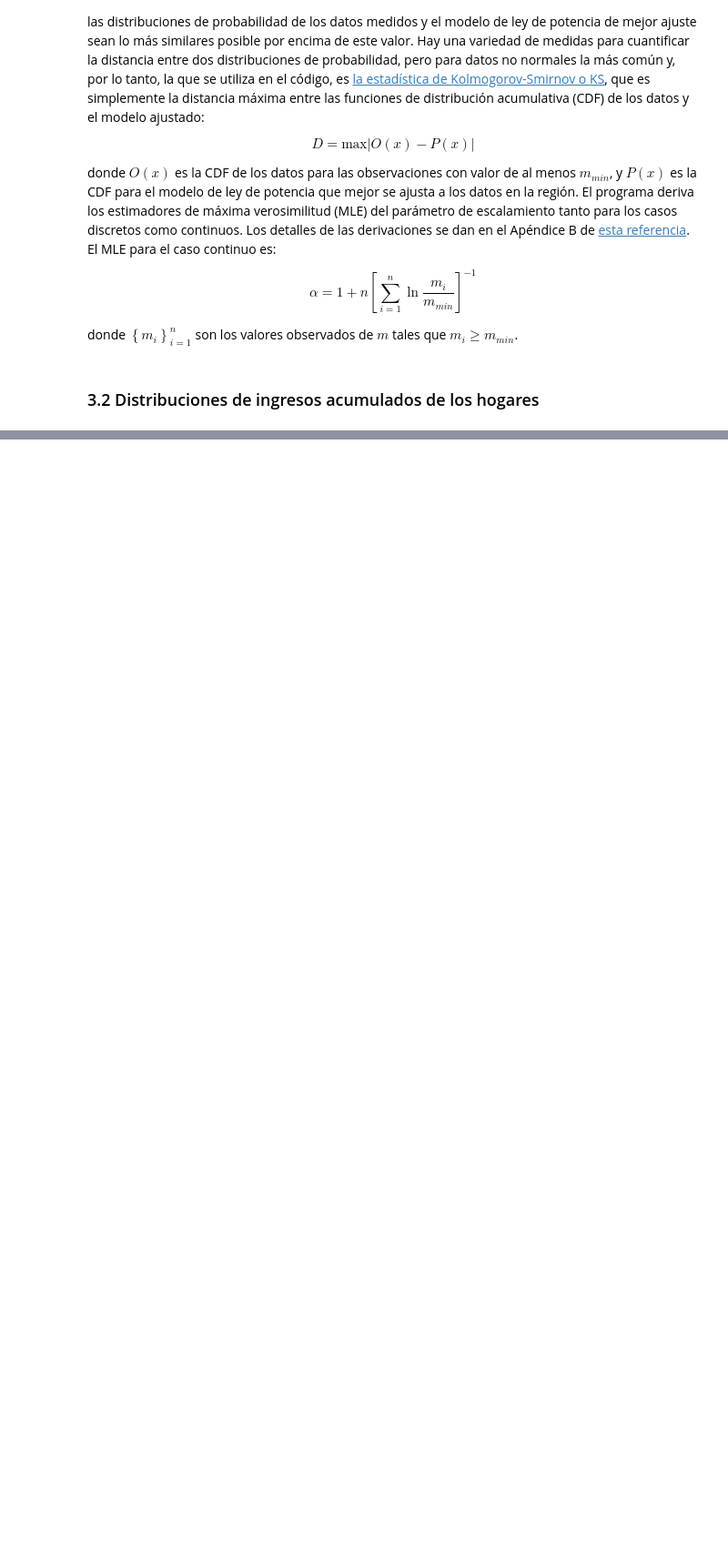
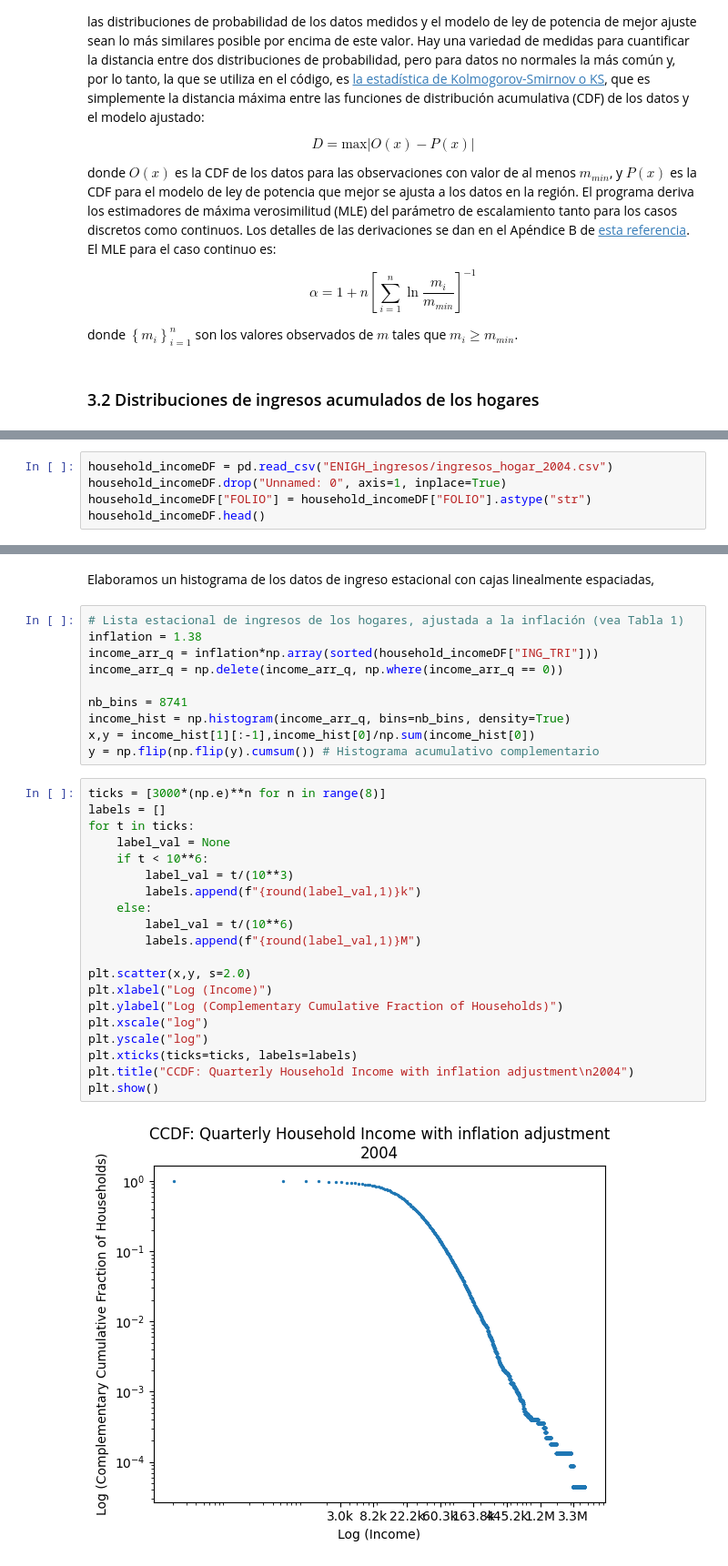
Before and after one commit to MJLRoad/Modelado_RAE, a Jupyter notebook: Simulaciones_02.ipynb, the cells around one changed output, grey strips where cells are left out. Shown at 91% size. Cells and saved outputs as stored; diff of their text form; blank space fills up the shorter version.

```diff
--- a/Simulaciones_02.ipynb
+++ b/Simulaciones_02.ipynb
@@ -271,0 +419,5 @@ donde $\left\{ m_{i} \right\}_{i=1}^{n} $ son los valores observados de $m$ tale
+# %%
+household_incomeDF = pd.read_csv("ENIGH_ingresos/ingresos_hogar_2004.csv")
+household_incomeDF.drop("Unnamed: 0", axis=1, inplace=True)
+household_incomeDF["FOLIO"] = household_incomeDF["FOLIO"].astype("str")
+household_incomeDF.head()
@@ -271,0 +431,34 @@ donde $\left\{ m_{i} \right\}_{i=1}^{n} $ son los valores observados de $m$ tale
+# %% [markdown]
+Elaboramos un histograma de los datos de ingreso estacional con cajas linealmente espaciadas,
+# %%
+# Lista estacional de ingresos de los hogares, ajustada a la inflación (vea Tabla 1)
+inflation = 1.38
+income_arr_q = inflation*np.array(sorted(household_incomeDF["ING_TRI"]))
+income_arr_q = np.delete(income_arr_q, np.where(income_arr_q == 0))
+
+nb_bins = 8741
+income_hist = np.histogram(income_arr_q, bins=nb_bins, density=True)
+x,y = income_hist[1][:-1],income_hist[0]/np.sum(income_hist[0])
+y = np.flip(np.flip(y).cumsum()) # Histograma acumulativo complementario
+# %%
+ticks = [3000*(np.e)**n for n in range(8)]
+labels = []
+for t in ticks:
+    label_val = None
+    if t < 10**6:
+        label_val = t/(10**3)
+        labels.append(f"{round(label_val,1)}k")
+    else:
+        label_val = t/(10**6)
+        labels.append(f"{round(label_val,1)}M")
+
+plt.scatter(x,y, s=2.0)
+plt.xlabel("Log (Income)")
+plt.ylabel("Log (Complementary Cumulative Fraction of Households)")
+plt.xscale("log")
+plt.yscale("log")
+plt.xticks(ticks=ticks, labels=labels)
+plt.title("CCDF: Quarterly Household Income with inflation adjustment\n2004")
+plt.show()
+# %% [output]
+[figure, added]
```
Also changed, not shown: parts of 59 cells of this notebook, 1 other file.
